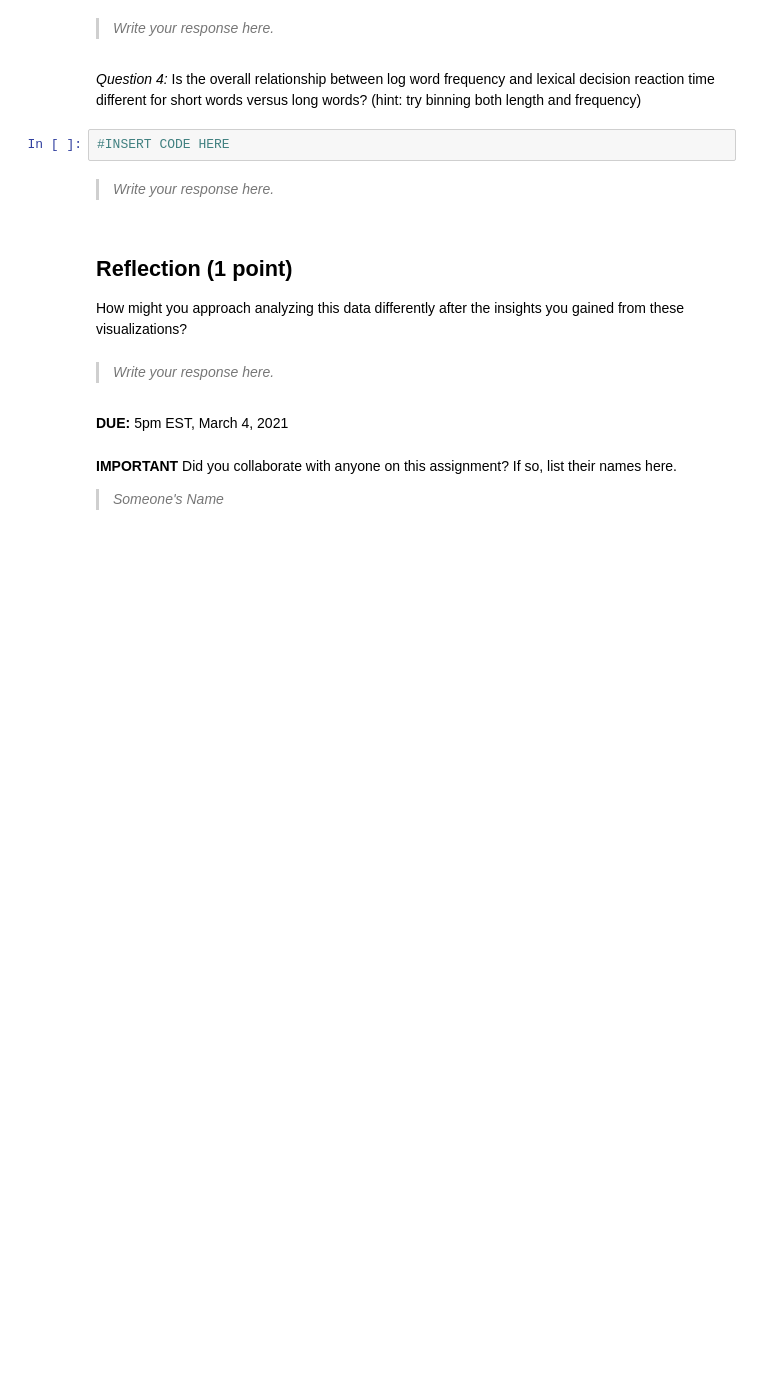
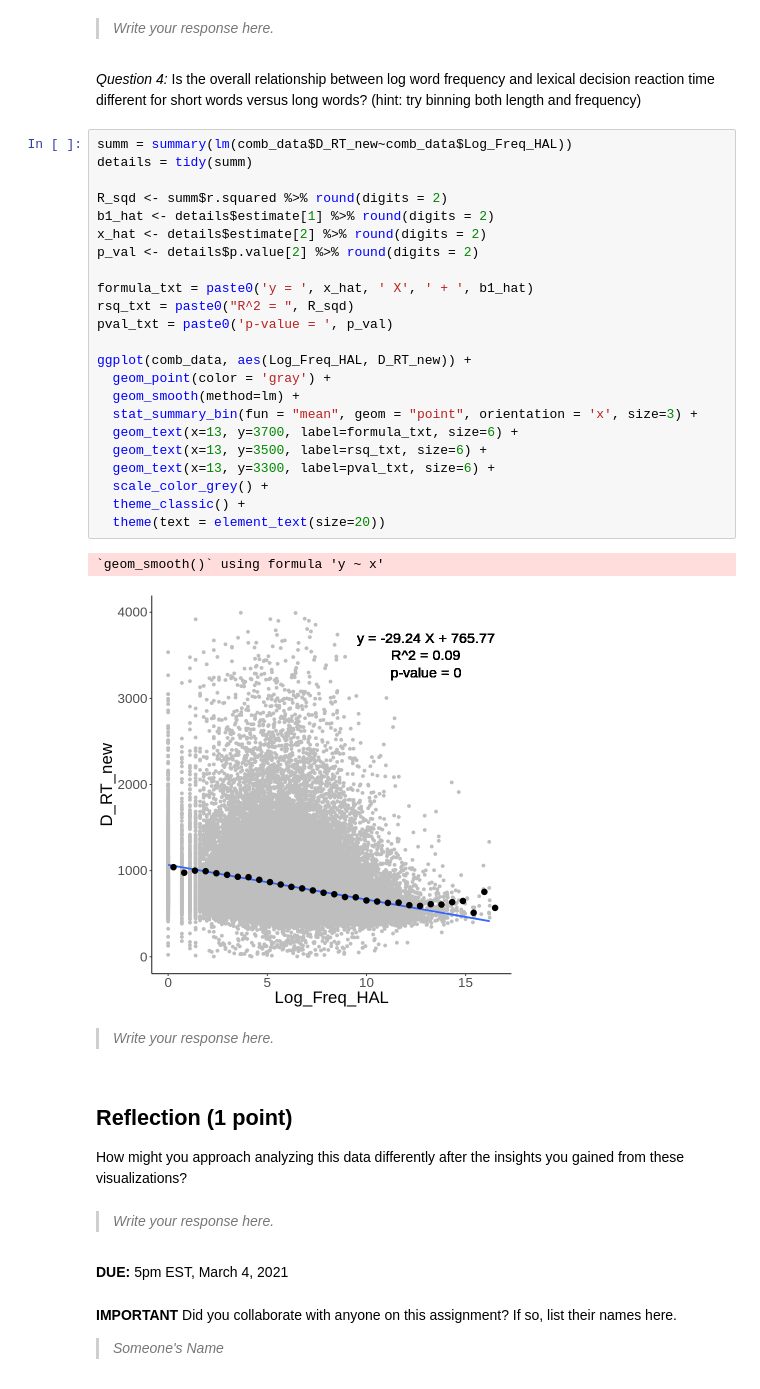
Before and after one commit to CoAxLab/DataSciencePsychNeuro, a Jupyter notebook: Homeworks/Homework3.ipynb, the cells around one changed output. Cells and saved outputs as stored; diff of their text form; blank space fills up the shorter version.

```diff
--- a/Homeworks/Homework3.ipynb
+++ b/Homeworks/Homework3.ipynb
@@ -51,8 +190,32 @@ Now, let's visualize some aspects of the data. For each of the following questio
 > *Write your response here.*
 # %% [markdown]
 *Question 4:* Is the overall relationship between log word frequency and lexical decision reaction time different for short words versus long words? (hint: try binning both length and frequency)
-# %%
-#INSERT CODE HERE
+# %%
+summ = summary(lm(comb_data$D_RT_new~comb_data$Log_Freq_HAL))
+details = tidy(summ)
+
+R_sqd <- summ$r.squared %>% round(digits = 2)
+b1_hat <- details$estimate[1] %>% round(digits = 2)
+x_hat <- details$estimate[2] %>% round(digits = 2)
+p_val <- details$p.value[2] %>% round(digits = 2)
+
+formula_txt = paste0('y = ', x_hat, ' X', ' + ', b1_hat)
+rsq_txt = paste0("R^2 = ", R_sqd)
+pval_txt = paste0('p-value = ', p_val)
+
+ggplot(comb_data, aes(Log_Freq_HAL, D_RT_new)) +
+  geom_point(color = 'gray') +
+  geom_smooth(method=lm) +
+  stat_summary_bin(fun = "mean", geom = "point", orientation = 'x', size=3) +
+  geom_text(x=13, y=3700, label=formula_txt, size=6) +
+  geom_text(x=13, y=3500, label=rsq_txt, size=6) +
+  geom_text(x=13, y=3300, label=pval_txt, size=6) +
+  scale_color_grey() +
+  theme_classic() +
+  theme(text = element_text(size=20))
+# %% [output]
+`geom_smooth()` using formula 'y ~ x'
+[figure, added]
 # %% [markdown]
 > *Write your response here.*
 # %% [markdown]
```
Also changed, not shown: parts of 13 cells of this notebook.
